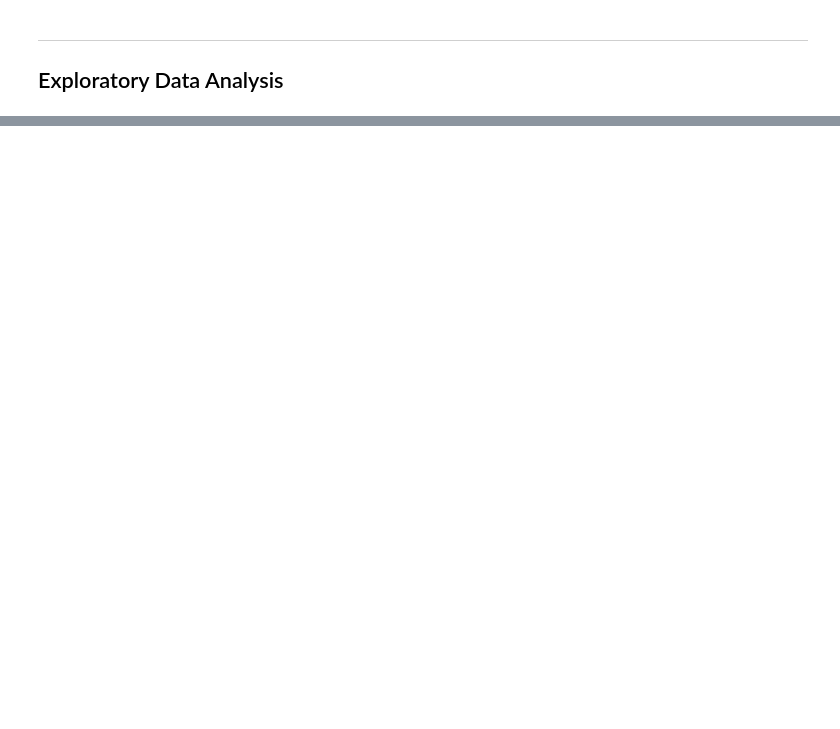
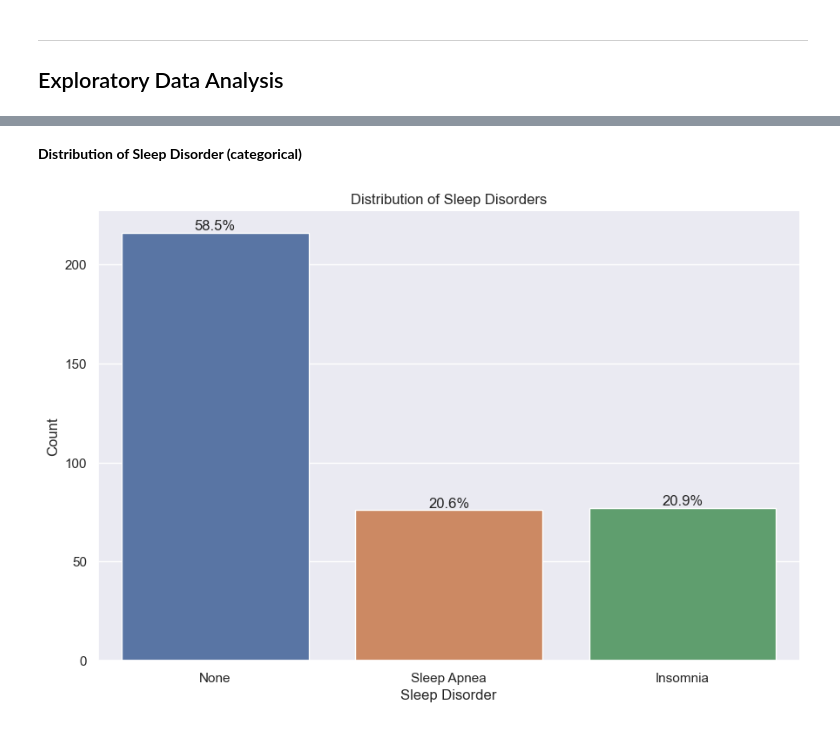
Before and after one commit to FayzeC/SC1015-Mini-Project, a Jupyter notebook: Assignment.ipynb, the cells around one changed output, grey strips where cells are left out. Drawn from its saved outputs; the diff is of its cells as text; code cells hidden in the pictures; blank space fills up the shorter version.

```diff
--- a/Assignment.ipynb
+++ b/Assignment.ipynb
@@ -232,0 +427,24 @@ Analyse each variable individually to understand its distribution and characteri
+# %% [markdown]
+**Distribution of Sleep Disorder (categorical)**
+# %%
+catplot = sb.catplot(x = "Sleep Disorder", data = sleep_data, kind = "count", height = 6, aspect = 1.5)
+
+# Access the Axes object
+ax = catplot.axes[0][0]
+
+# Calculate percentages for each category
+total_count = len(sleep_data)
+for p in ax.patches:
+    percentage = '{:.1f}%'.format(100 * p.get_height() / total_count)
+    x = p.get_x() + p.get_width() / 2
+    y = p.get_height()
+    ax.annotate(percentage, (x, y), ha = 'center', va = 'bottom')
+
+# Set labels and title
+plt.ylabel('Count')
+plt.title('Distribution of Sleep Disorders')
+
+# Show the plot
+plt.show()
+# %% [output]
+[figure, added]
```
Also changed, not shown: parts of 89 cells of this notebook.
